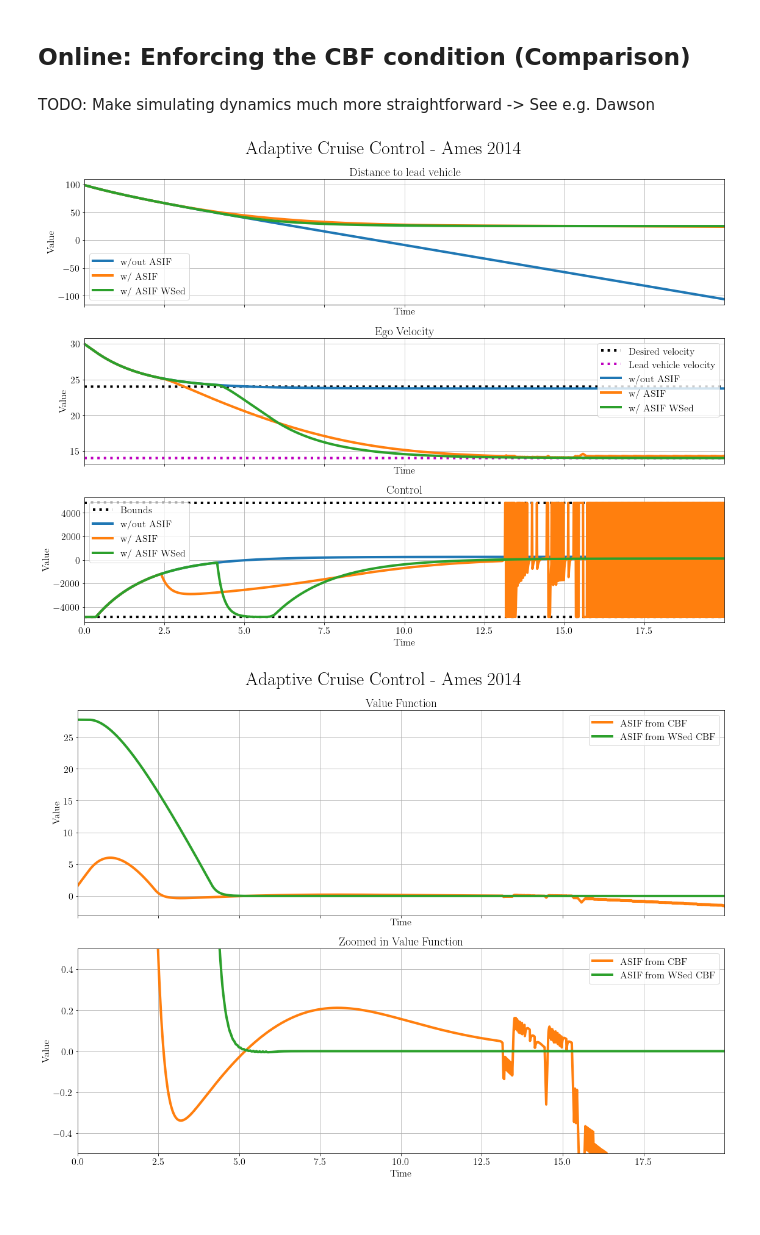
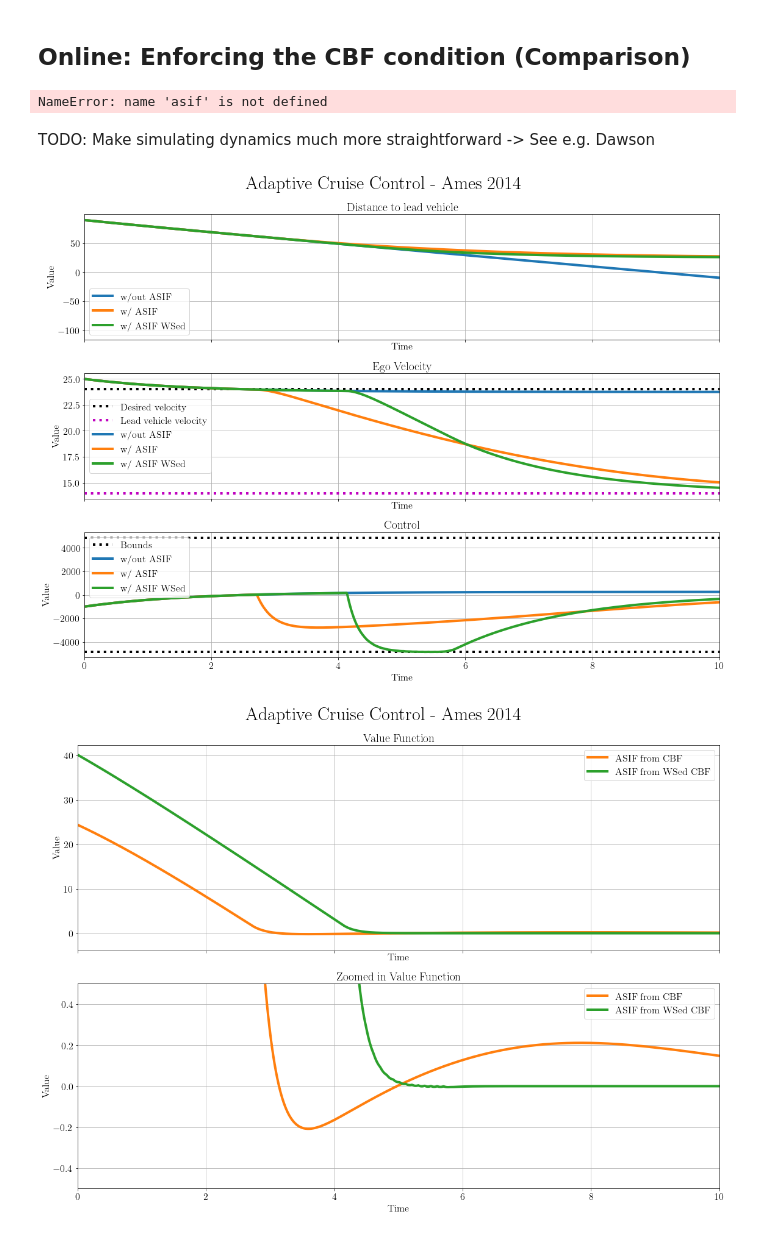
Before and after one commit to UCSD-SASLab/refineCBF, a Jupyter notebook: examples/acc.ipynb, the cells around one changed output. Drawn from its saved outputs; the diff is of its cells as text; code cells hidden in the pictures.

Commit message:
Name changes:

```diff
--- a/examples/acc.ipynb
+++ b/examples/acc.ipynb
@@ -100,7 +100,7 @@ high_bound = jnp.array([1e3, 40., 100.])
 nbr_pts = (51, 101, 101)
 grid = hj.Grid.from_lattice_parameters_and_boundary_conditions(hj.sets.Box(low_bound, high_bound), nbr_pts)
 
-acc_tabular_cbf = cbf_hjr.TabularControlAffineCBF(acc, grid=grid)
+acc_tabular_cbf = refine_cbfs.TabularControlAffineCBF(acc, grid=grid)
 # %%
 acc_tabular_cbf.tabularize_cbf(acc_cbf)
 # %%
@@ -211,10 +211,12 @@ alpha = lambda x: 5 * x
 nominal_policy = lambda x, t: np.atleast_1d(np.clip(-1000 * (x[1] - vd), umin, umax))
 acc_asif = asif.ControlAffineASIF(acc, acc_cbf, alpha=alpha, nominal_policy=nominal_policy)
 acc_asif_ws = asif.ControlAffineASIF(acc, acc_tabular_cbf, alpha=alpha, nominal_policy=nominal_policy)
+# %% [output]
+NameError: name 'asif' is not defined
 # %% [markdown]
 TODO: Make simulating dynamics much more straightforward -> See e.g. Dawson
 # %%
-x0 = np.array([0, 30, 99])
+x0 = np.array([0, 25, 90])
 states = [x0]
 control = []
 control_filt = []
@@ -263,35 +265,35 @@ ax[0].set_title("Distance to lead vehicle")
 ax[0].plot(ts[:states.shape[0]-1], states[1:,2], label='w/out ASIF')
 ax[0].plot(ts[:states_filt.shape[0]-1], states_filt[1:,2], label='w/ ASIF')
 ax[0].plot(ts[:states_filt_ws.shape[0]-1], states_filt_ws[1:,2], label='w/ ASIF WSed')
 
 ax[0].legend()
 ax[1].set_title("Ego Velocity")
 ax[1].plot(ts, vd * np.ones_like(ts), ':k', label='Desired velocity')
 ax[1].plot(ts, params['v0'] * np.ones_like(ts), ':m', label='Lead vehicle velocity')
 ax[1].plot(ts[:states.shape[0]-1], states[1:,1], label='w/out ASIF')
 ax[1].plot(ts[:states_filt.shape[0]-1], states_filt[1:,1], label='w/ ASIF')
 ax[1].plot(ts[:states_filt_ws.shape[0]-1], states_filt_ws[1:,1], label='w/ ASIF WSed')
 
 ax[1].legend()
 ax[2].set_title("Control")
 ax[2].plot(ts, np.ones_like(ts) * umax, ':k', label='Bounds')
 ax[2].plot(ts, np.ones_like(ts) * umin, ':k', label='__nolegend__')
 ax[2].plot(ts[:len(control)], control, label='w/out ASIF')
 ax[2].plot(ts[:len(control_filt)], control_filt, label='w/ ASIF')
 ax[2].plot(ts[:len(control_filt_ws)], control_filt_ws, label='w/ ASIF WSed')
 ax[2].legend()
 
 for axi in ax:
     axi.grid()
     axi.set_xlabel("Time")
     axi.set_ylabel("Value")
-    axi.set_xlim([ts[0], ts[-1]])
+    axi.set_xlim([ts[0], 10])
 
 fig.suptitle("Adaptive Cruise Control - Ames 2014", fontsize=30)
 
 fig.tight_layout()
 # %% [output]
-[figure, old version]
+[figure, new version]
 # %%
 fig, ax = plt.subplots(2, 1, sharex=True, figsize=(16, 12))
 ax[0].set_title("Value Function")
@@ -311,9 +313,9 @@ for axi in ax:
     axi.grid()
     axi.set_xlabel("Time")
     axi.set_ylabel("Value")
-    axi.set_xlim([ts[0], ts[-1]])
+    axi.set_xlim([ts[0], 10])
 
 fig.suptitle("Adaptive Cruise Control - Ames 2014", fontsize=30)
 fig.tight_layout()
 # %% [output]
-[figure, old version]
+[figure, new version]
```
Also changed, not shown: parts of 1 cell of this notebook, 2 other files.
